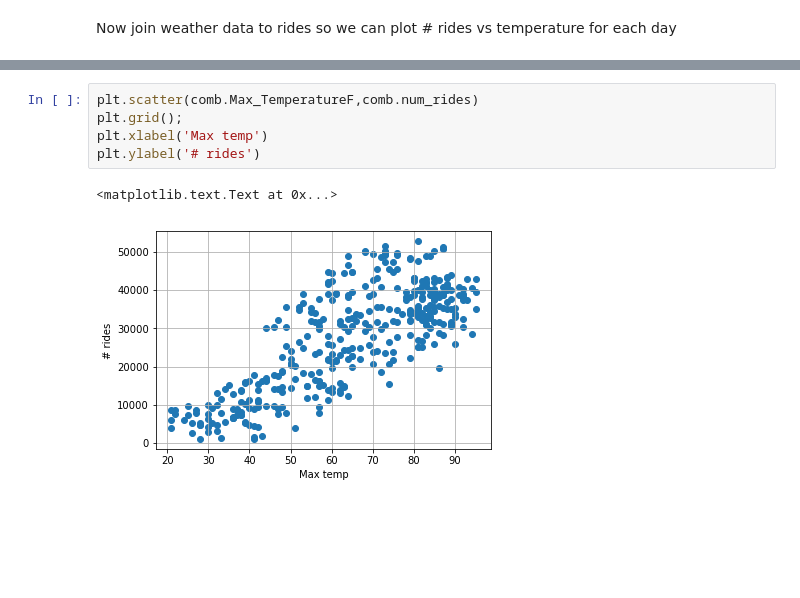
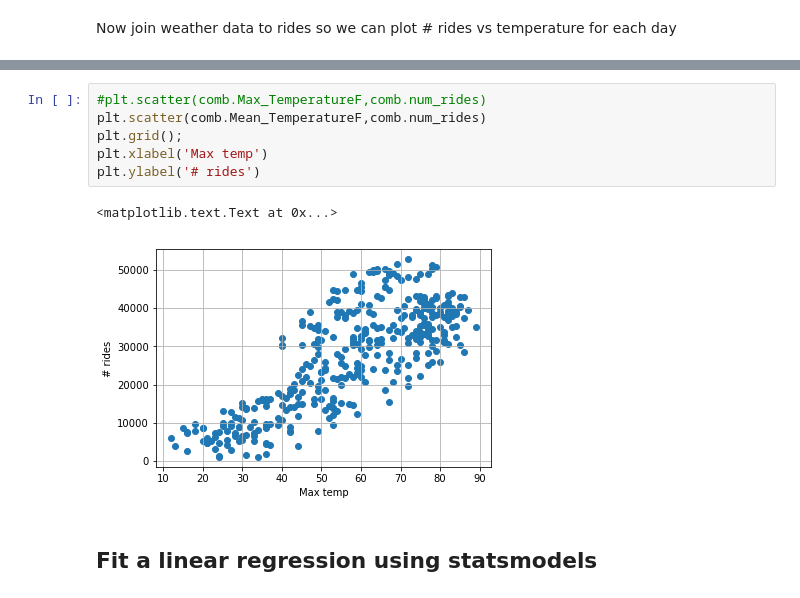
Before and after one commit to andypicke/Springboard_DataScience, a Jupyter notebook: Capstone_1/weather_vs_rides.ipynb, the cells around one changed output, grey strips where cells are left out. Drawn from its saved outputs; the diff is of its cells as text; blank space fills up the shorter version.

```diff
--- a/Capstone_1/weather_vs_rides.ipynb
+++ b/Capstone_1/weather_vs_rides.ipynb
@@ -51,10 +51,13 @@ comb.head()
 | 3 | 4 | 7849 | 2015-01-04 00:00:00 | KLGA | 57 | 41 | 49 | 2015 | ... |
 | 4 | 5 | 14506 | 2015-01-05 00:00:00 | KLGA | 50 | 22 | 36 | 2015 | ... |
 # %%
-plt.scatter(comb.Max_TemperatureF,comb.num_rides)
+#plt.scatter(comb.Max_TemperatureF,comb.num_rides)
+plt.scatter(comb.Mean_TemperatureF,comb.num_rides)
 plt.grid();
 plt.xlabel('Max temp')
 plt.ylabel('# rides')
 # %% [output]
 <matplotlib.text.Text at 0x...>
-[figure, old version]
+[figure, new version]
+# %% [markdown]
+## Fit a linear regression using statsmodels
```
Also changed, not shown: parts of 4 cells of this notebook.
